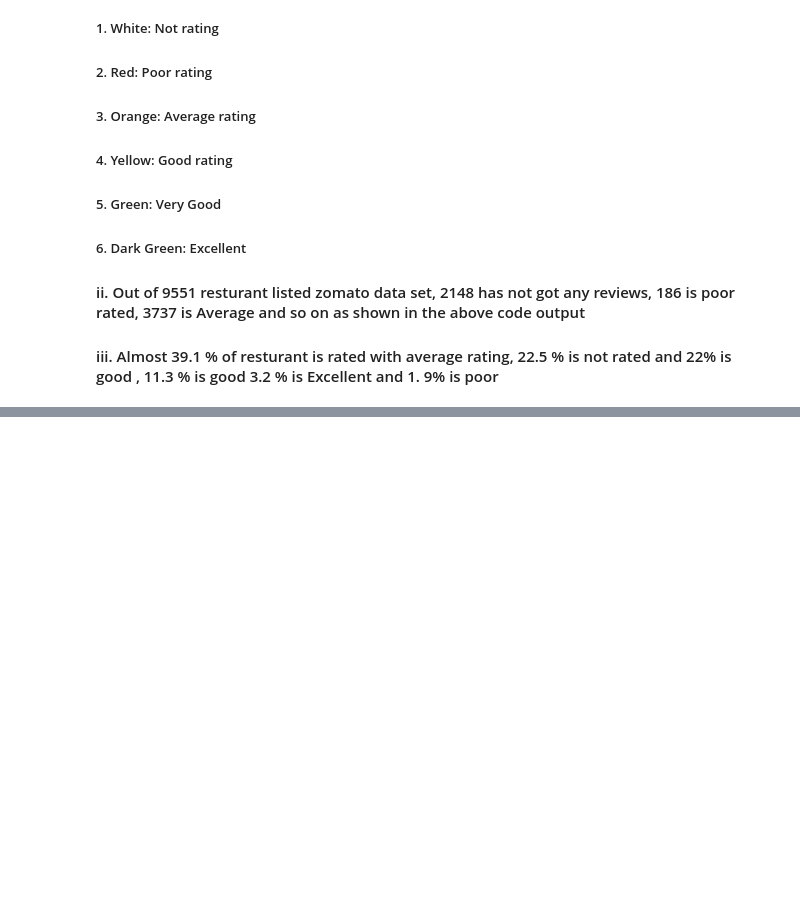
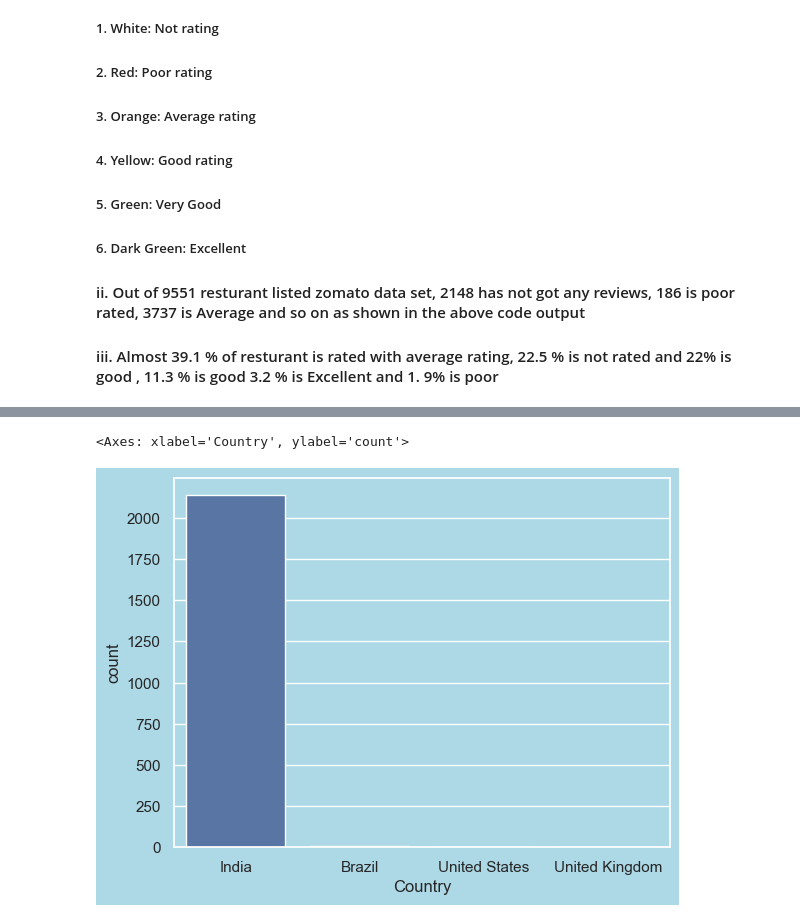
Before and after one commit to karkiayush/zomato_dataset_eda, a Jupyter notebook: analysis.ipynb, the cells around one changed output, grey strips where cells are left out. Saved outputs shown, nothing was run; the diff lists cells and outputs as text; code cells hidden in the pictures; blank space fills up the shorter version.

```diff
--- a/analysis.ipynb
+++ b/analysis.ipynb
@@ -468,0 +478,8 @@ plt.show()
+# %%
+no_rated_country_count = final_df[final_df["Rating text"] == "Not rated"]["Country"]
+print(
+    f"Countries where zero rating is provided: {no_rated_country_count.unique().tolist()}"
+)
+print(f"In total: {no_rated_country_count.shape} of times 0 rating is provided")
+no_rated_country_count = no_rated_country_count.reset_index()
+no_rated_country_count
@@ -468,0 +502,6 @@ plt.show()
+# %%
+"""Finding the frequency of countries """
+
+frequency = no_rated_country_count["Country"].value_counts()
+frequency = frequency.reset_index()
+frequency
@@ -468,0 +514,5 @@ plt.show()
+# %%
+sns.barplot(data=frequency, x="Country", y="count")
+# %% [output]
+<Axes: xlabel='Country', ylabel='count'>
+[figure, added]
```
Also changed, not shown: parts of 7 cells of this notebook.
